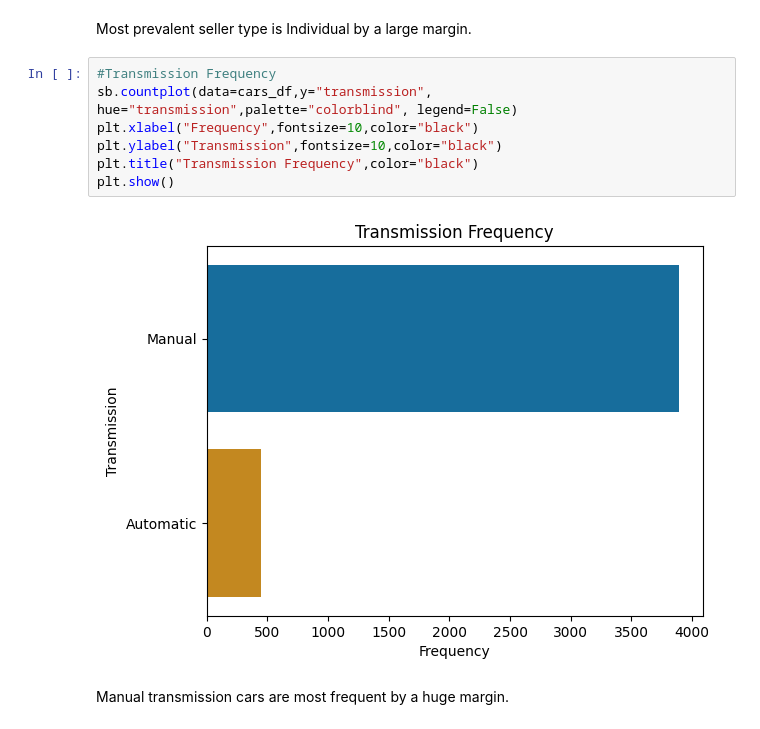
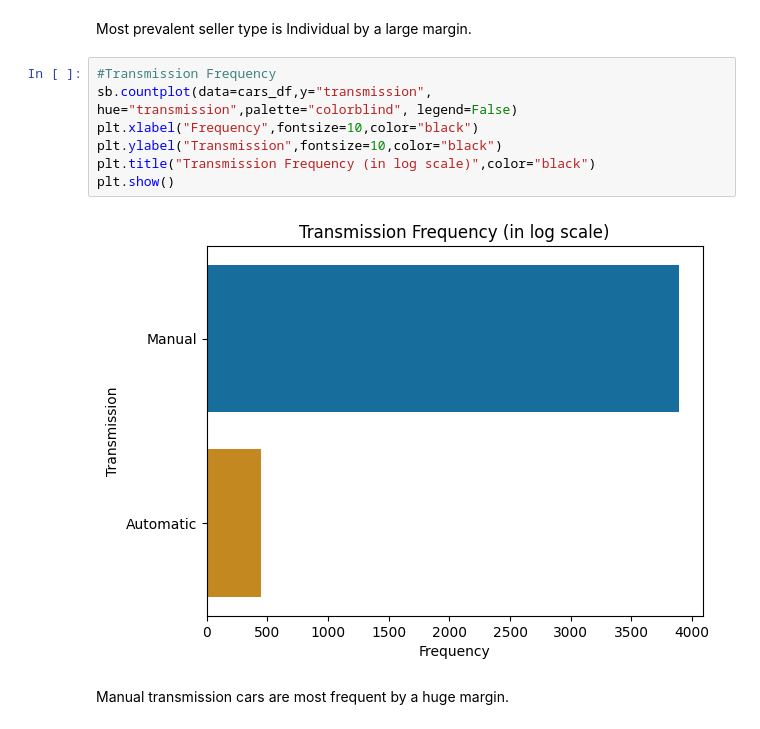
Before and after one commit to Scottymichaelmillerguy/cars-details-repo, a Jupyter notebook: stats_1.ipynb, the cells around one changed output. Saved outputs shown, nothing was run; the diff lists cells and outputs as text.

```diff
--- a/stats_1.ipynb
+++ b/stats_1.ipynb
@@ -364,12 +364,12 @@ Most prevalent seller type is Individual by a large margin.
 # %%
 #Transmission Frequency
 sb.countplot(data=cars_df,y="transmission", hue="transmission",palette="colorblind", legend=False)
 plt.xlabel("Frequency",fontsize=10,color="black")
 plt.ylabel("Transmission",fontsize=10,color="black")
-plt.title("Transmission Frequency",color="black")
+plt.title("Transmission Frequency (in log scale)",color="black")
 plt.show()
 # %% [output]
-[figure, old version]
+[figure, new version]
 # %% [markdown]
 Manual transmission cars are most frequent by a huge margin.
 # %%
```
